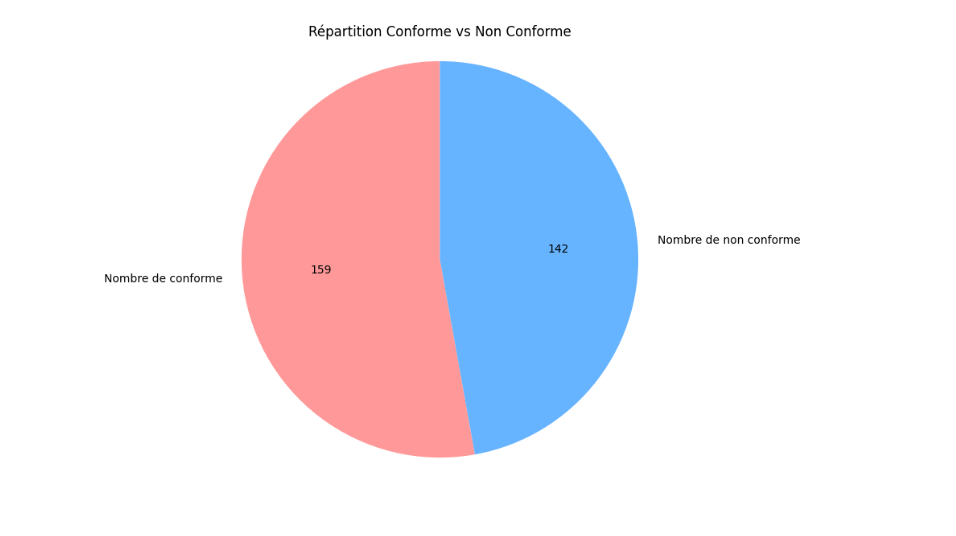
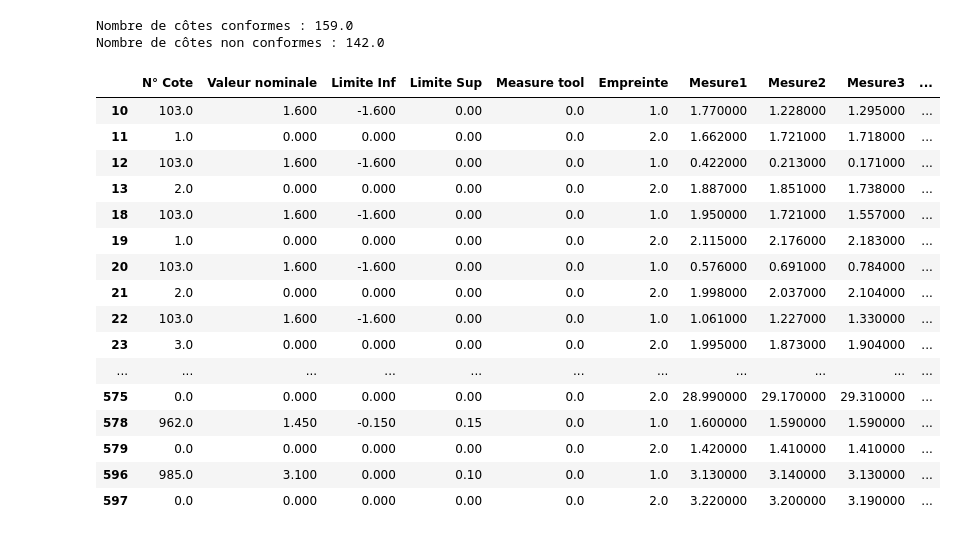
Before and after one commit to MouadErghout/DEVILLE-Dashboard, a Jupyter notebook: python/backend/interface3.ipynb, the cells around one changed output. Saved outputs shown, nothing was run; the diff lists cells and outputs as text; code cells hidden in the pictures.

```diff
--- a/python/backend/interface3.ipynb
+++ b/python/backend/interface3.ipynb
@@ -9,17 +9,32 @@ import matplotlib.pyplot as plt
 # %%
 
 
-df = select_file.select_file("./fot10_copie.xlsx") # appel methode select file
-dc = clean_data.clean_data(df)
-dff = select_file.select_file("./fot11_copie.xlsx") # appel methode select file
-dcf = clean_data.clean_data(dff)
+liste_df = select_file.select_file(["./fot10_copie.xlsx"]) # appel methode select file
+liste_dc = clean_data.clean_data(liste_df)
+liste_ds = result.filter_conformity(liste_dc)
 
-ds = result.filter_conformity(dc)
-dsf = result.filter_conformity(dcf)
-#print(f"Nombre de côtes conformes : {ds[2]}")
-#print(f"Nombre de côtes non conformes : {ds[3]}")
-#print(f"dataframe conforme : {ds[0]}")
-#print(f"dataframe non conformes : {ds[1]}")
-diagramme_camembert.afficher_diagramme([ds[2],ds[3]])
+print(f"Nombre de côtes conformes : {liste_ds[0][2]}")
+print(f"Nombre de côtes non conformes : {liste_ds[0][3]}")
+liste_ds[0][1]
+#print(f"dataframe conforme : {liste_ds[0][0]}")
+#print(f"dataframe non conformes : {liste_ds[0][1]}")
 # %% [output]
-[figure, removed]
+Nombre de côtes conformes : 159.0
+Nombre de côtes non conformes : 142.0
+|  | N° Cote | Valeur nominale | Limite Inf | Limite Sup | Measure tool | Empreinte | Mesure1 | Mesure2 | Mesure3 | ... |
+| 10 | 103.0 | 1.600 | -1.600 | 0.00 | 0.0 | 1.0 | 1.770000 | 1.228000 | 1.295000 | ... |
+| 11 | 1.0 | 0.000 | 0.000 | 0.00 | 0.0 | 2.0 | 1.662000 | 1.721000 | 1.718000 | ... |
+| 12 | 103.0 | 1.600 | -1.600 | 0.00 | 0.0 | 1.0 | 0.422000 | 0.213000 | 0.171000 | ... |
+| 13 | 2.0 | 0.000 | 0.000 | 0.00 | 0.0 | 2.0 | 1.887000 | 1.851000 | 1.738000 | ... |
+| 18 | 103.0 | 1.600 | -1.600 | 0.00 | 0.0 | 1.0 | 1.950000 | 1.721000 | 1.557000 | ... |
+| 19 | 1.0 | 0.000 | 0.000 | 0.00 | 0.0 | 2.0 | 2.115000 | 2.176000 | 2.183000 | ... |
+| 20 | 103.0 | 1.600 | -1.600 | 0.00 | 0.0 | 1.0 | 0.576000 | 0.691000 | 0.784000 | ... |
+| 21 | 2.0 | 0.000 | 0.000 | 0.00 | 0.0 | 2.0 | 1.998000 | 2.037000 | 2.104000 | ... |
+| 22 | 103.0 | 1.600 | -1.600 | 0.00 | 0.0 | 1.0 | 1.061000 | 1.227000 | 1.330000 | ... |
+| 23 | 3.0 | 0.000 | 0.000 | 0.00 | 0.0 | 2.0 | 1.995000 | 1.873000 | 1.904000 | ... |
+| ... | ... | ... | ... | ... | ... | ... | ... | ... | ... | ... |
+| 575 | 0.0 | 0.000 | 0.000 | 0.00 | 0.0 | 2.0 | 28.990000 | 29.170000 | 29.310000 | ... |
+| 578 | 962.0 | 1.450 | -0.150 | 0.15 | 0.0 | 1.0 | 1.600000 | 1.590000 | 1.590000 | ... |
+| 579 | 0.0 | 0.000 | 0.000 | 0.00 | 0.0 | 2.0 | 1.420000 | 1.410000 | 1.410000 | ... |
+| 596 | 985.0 | 3.100 | 0.000 | 0.10 | 0.0 | 1.0 | 3.130000 | 3.140000 | 3.130000 | ... |
+| 597 | 0.0 | 0.000 | 0.000 | 0.00 | 0.0 | 2.0 | 3.220000 | 3.200000 | 3.190000 | ... |
```
Also changed, not shown: 10 other files.
